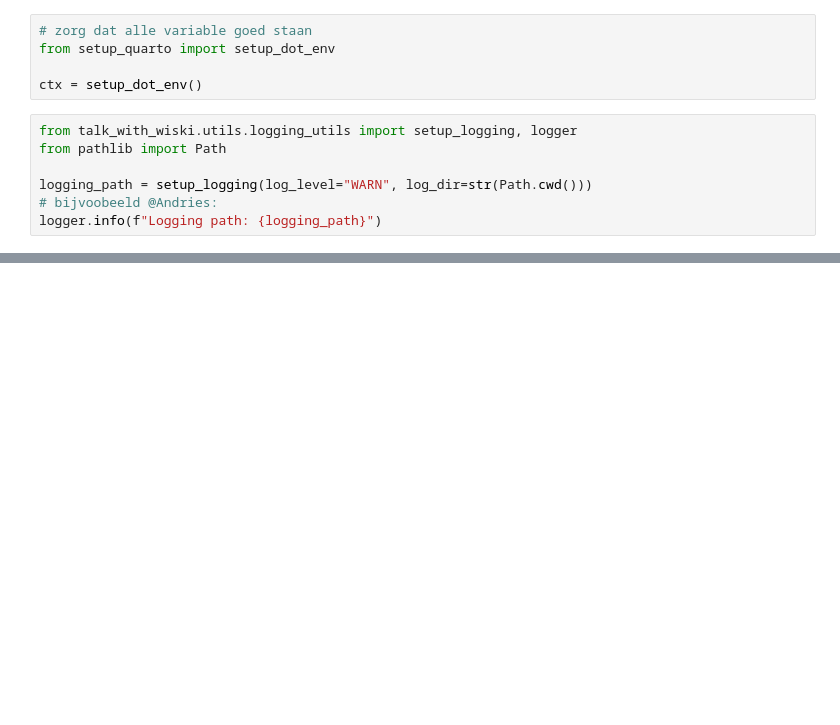
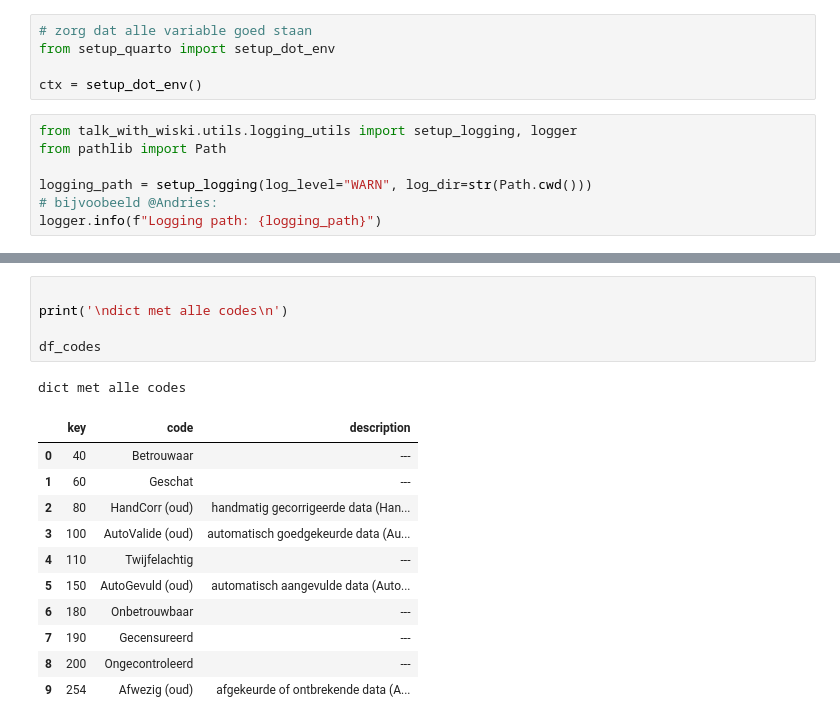
Before and after one commit to delta-agents/talk-with-wiski, a Jupyter notebook: docs/examples/notebooks/analyse_timeseries_futher_examples.ipynb, the cells around one changed output, grey strips where cells are left out. Saved outputs shown, nothing was run; the diff lists cells and outputs as text; blank space fills up the shorter version.

```diff
--- a/docs/examples/notebooks/analyse_timeseries_futher_examples.ipynb
+++ b/docs/examples/notebooks/analyse_timeseries_futher_examples.ipynb
@@ -202,0 +376,18 @@ fig.show()
+# %%
+
+print('\ndict met alle codes\n')
+
+df_codes
+# %% [output]
+dict met alle codes
+|  | key | code | description |
+| 0 | 40 | Betrouwaar | --- |
+| 1 | 60 | Geschat | --- |
+| 2 | 80 | HandCorr (oud) | handmatig gecorrigeerde data (Han... |
+| 3 | 100 | AutoValide (oud) | automatisch goedgekeurde data (Au... |
+| 4 | 110 | Twijfelachtig | --- |
+| 5 | 150 | AutoGevuld (oud) | automatisch aangevulde data (Auto... |
+| 6 | 180 | Onbetrouwbaar | --- |
+| 7 | 190 | Gecensureerd | --- |
+| 8 | 200 | Ongecontroleerd | --- |
+| 9 | 254 | Afwezig (oud) | afgekeurde of ontbrekende data (A... |
```
Also changed, not shown: parts of 6 cells of this notebook, 6 other files.
